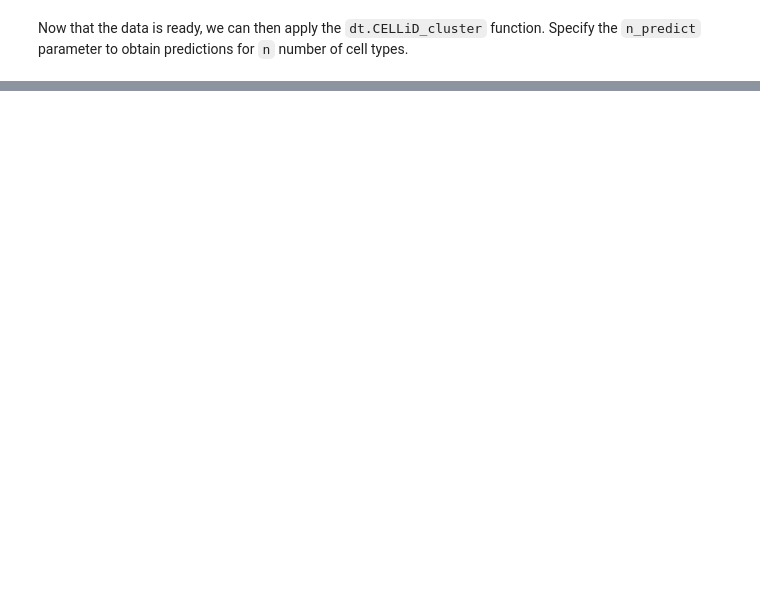
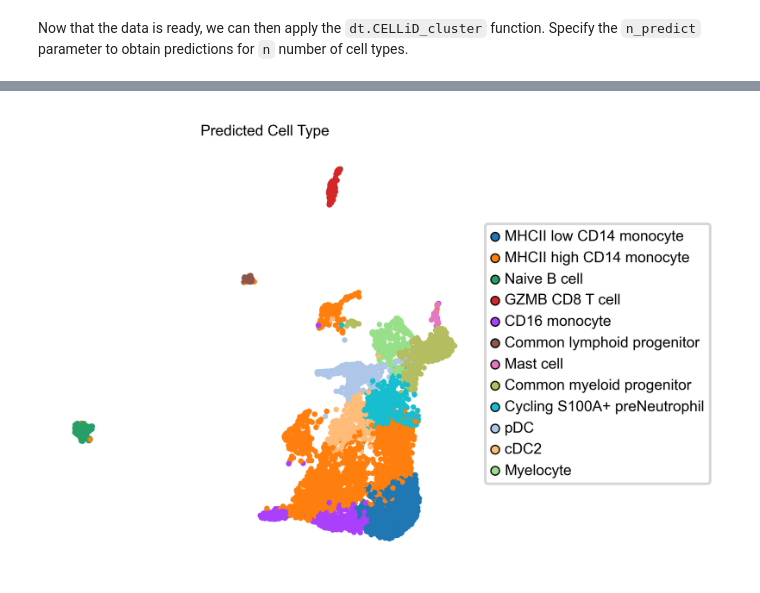
Before and after one commit to JinmiaoChenLab/DISCOtoolkit_py, a Jupyter notebook: docs/CELLiD_celltype_annotation.ipynb, the cells around one changed output, grey strips where cells are left out. Saved outputs shown, nothing was run; the diff lists cells and outputs as text; code cells hidden in the pictures; blank space fills up the shorter version.

```diff
--- a/docs/CELLiD_celltype_annotation.ipynb
+++ b/docs/CELLiD_celltype_annotation.ipynb
@@ -118,0 +198,26 @@ cell_type
+# %%
+# Generate plot with the legend location on right side of the UMAP
+# Generate the UMAP plot
+ax = sc.pl.umap(adata, color='predicted_cell', legend_loc='right margin',
+           frameon=False, legend_fontsize=3.5, show=False)
+
+# Set the plot title with the desired font size
+ax.set_title('Predicted Cell Type', fontsize=6)
+
+# Adjust the legend font size
+handles, labels = plt.gca().get_legend_handles_labels()
+
+# Adjust the size of the circles
+for handle in handles:
+    handle.set_sizes([12])
+    handle.set_edgecolor('black')
+    handle.set_linewidth(0.5)
+
+# Move the legend to the right side of the plot
+plt.legend(handles=handles, labels=labels, prop={'size': 6},
+           loc='center left', bbox_to_anchor=(1.01, 0.5))
+
+# Show the plot
+plt.show()
+# %% [output]
+[figure, added]
```
Also changed, not shown: parts of 10 cells of this notebook, 6 other files.
